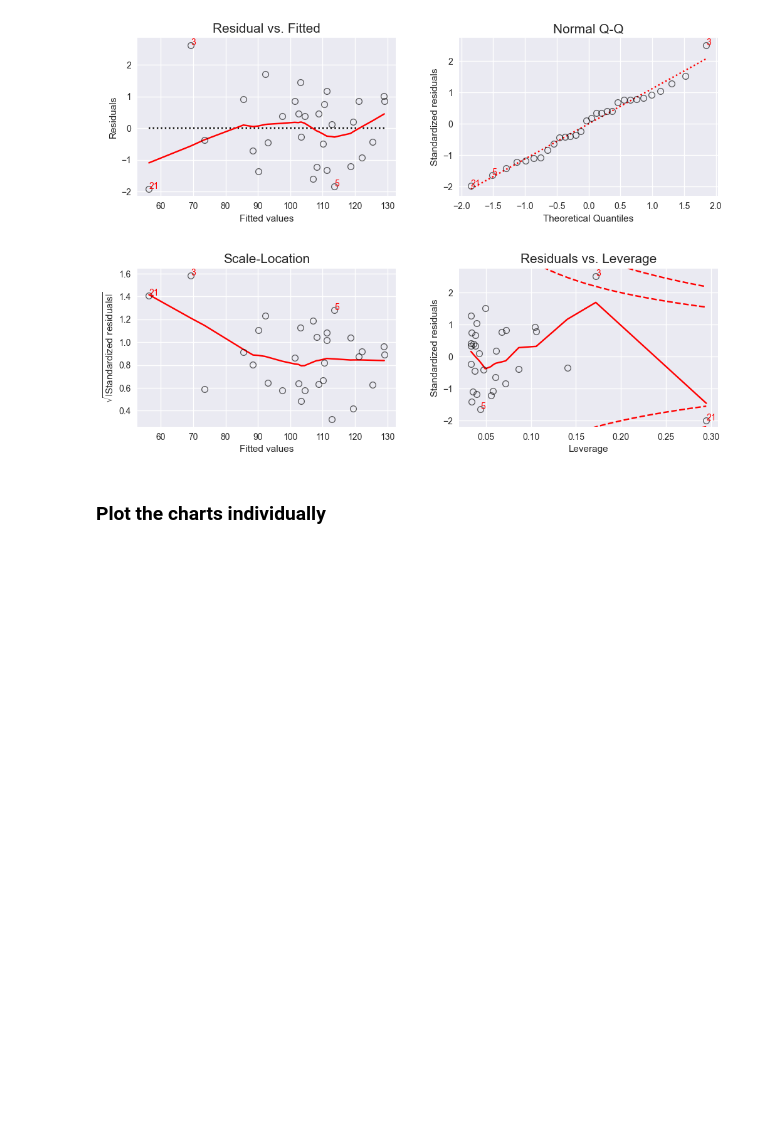
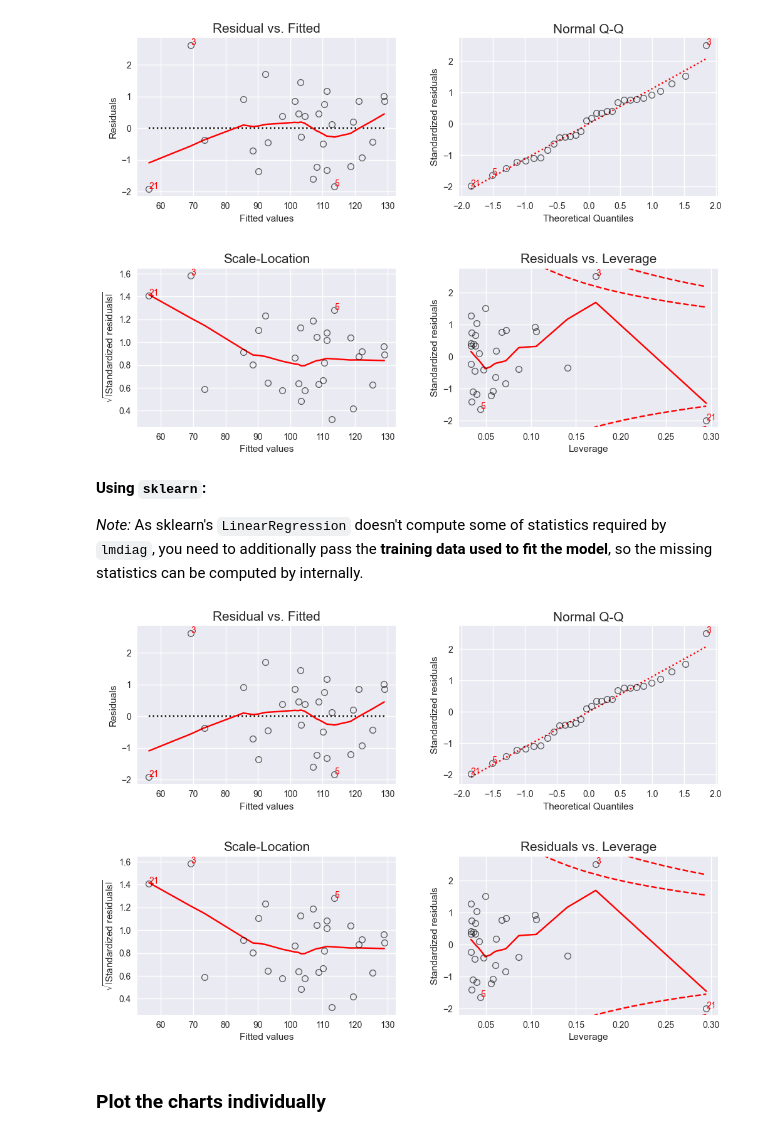
Before and after one commit to dynobo/lmdiag, a Jupyter notebook: example.ipynb, the cells around one changed output. Saved outputs shown, nothing was run; the diff lists cells and outputs as text; code cells hidden in the pictures; blank space fills up the shorter version.

Commit message:
docs: add sklearn example; improve info text

```diff
--- a/example.ipynb
+++ b/example.ipynb
@@ -17,9 +18,9 @@ plt.style.use("seaborn-v0_8")
 ### Generate some sample data
 # %%
 np.random.seed(20)
-predictor = np.random.normal(size=30, loc=20, scale=3)
-response = 5 + 5 * predictor + np.random.normal(size=30)
-X = sm.add_constant(predictor)
+X = np.random.normal(size=30, loc=20, scale=3)
+y = 5 + 5 * X + np.random.normal(size=30)
+X = sm.add_constant(X)  # Add column of 1s for intercept
 # %% [markdown]
 ### Print all plots as facet/trellis plot
 
@@ -36,6 +37,16 @@ linearmodels_lm = IV2SLS(response,X, None, None).fit(cov_type="unadjusted")
 lmdiag.plot(linearmodels_lm);
 # %% [output]
 [figure]
+# %% [markdown]
+**Using `sklearn`:**
+
+_Note:_ As sklearn's `LinearRegression` doesn't compute some of statistics required by `lmdiag`, you need to additionally pass the **training data used to fit the model**, so the missing statistics can be computed by internally.
+# %%
+X_plain = X[:,1:]  # remove the intercept column which sklearn does not use
+sklearn_lm = LinearRegression().fit(X_plain, y)
+lmdiag.plot(sklearn_lm, x=X_plain, y=y);
+# %% [output]
+[figure, added]
 # %% [markdown]
 ### Plot the charts individually
 # %%
```
Also changed, not shown: parts of 5 cells of this notebook, 2 other files.
